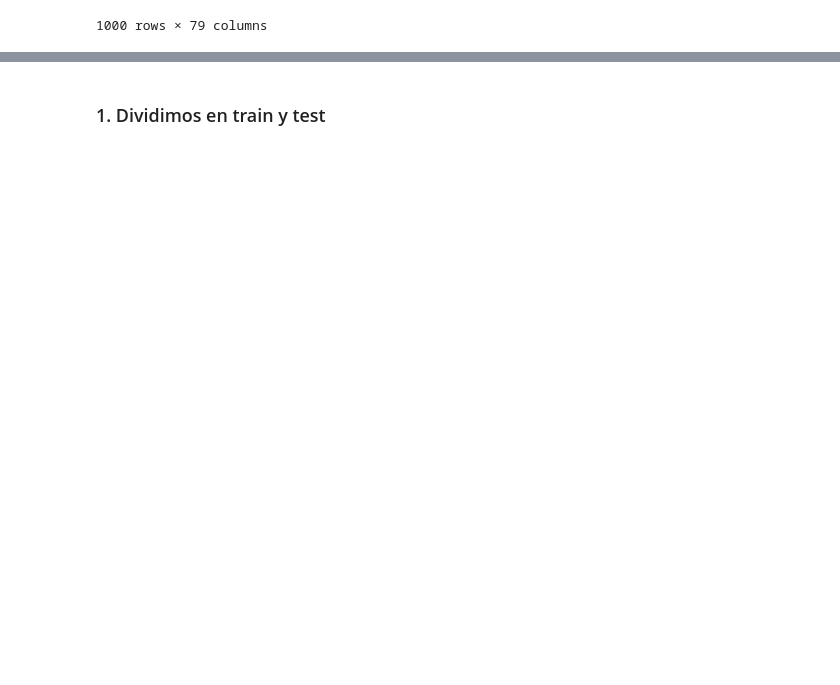
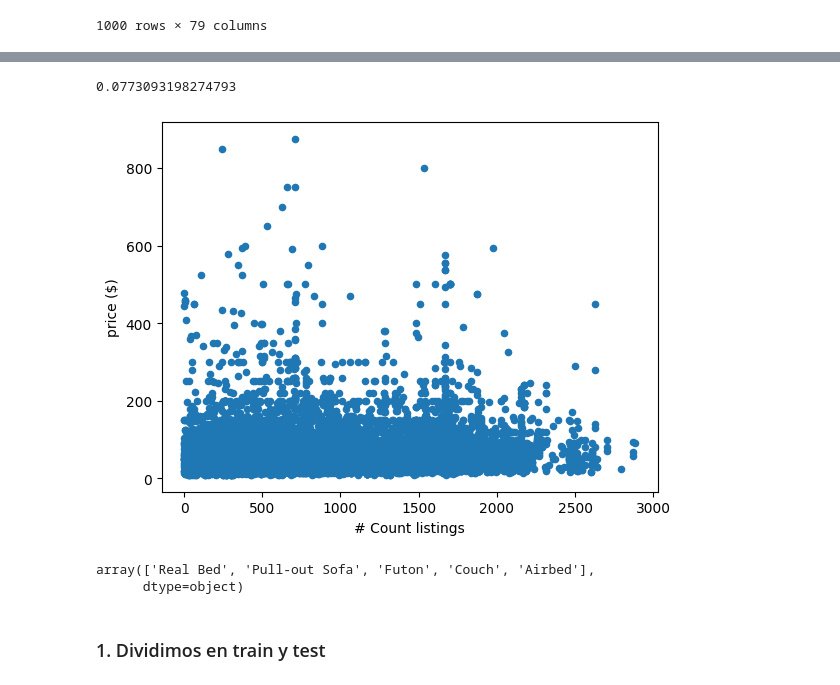
Before and after one commit to rogebautista/machine-learning-rogelio, a Jupyter notebook: Analisis exploratorio.ipynb, the cells around one changed output, grey strips where cells are left out. Cells and saved outputs as stored; diff of their text form; code cells hidden in the pictures; blank space fills up the shorter version.

```diff
--- a/Analisis exploratorio.ipynb
+++ b/Analisis exploratorio.ipynb
@@ -252,3 +253,10 @@ data_prefilter.head(1000)
 | 1367 | 2017-04-08 | Piso acogedor en barrio céntrico | Acogedor piso de 50 metros en el ... | La cocina está completa y nueva. ... | Acogedor piso de 50 metros en el ... | none | Situado en el barrio de Lavapiés,... | ... |
 | 1368 | 2017-04-08 | jhonatan alexander arias gomez | hell to everybody I hope everythi... | my house is a quiet place full of... | hell to everybody I hope everythi... | none | lavapiés es una zona de las mas p... | ... |
 1000 rows × 79 columns
+# %%
+# Procedemos a eliminar mas variables, las columnas de Name, Summary, Space, Description ofrecen información que puede ser analizada de diferente forma pero por el momento iremos haciendo un filtrado de las variables que no nos interesan
+# Experiences Offered no ofrece información , está completamente en none, se van también Neighborhood Overview, Notes, transit, access, interaction, House rules, host_id, host Name, Host features
+# Retiramos las variables listadas anteriormente
+data_prefilter = data_prefilter.drop(['Name', 'Summary', 'Space', 'Description', 'Experiences Offered', 'Neighborhood Overview', 'Notes', 'Transit', 'Access', 'Interaction', 'House Rules', 'Host ID', 'Host Name', 'Host Location', 'Host About', 'Host Response Time','Host Acceptance Rate', 'Property Type', 'Bed Type','Host Neighbourhood', 'Neighbourhood', 'Neighbourhood Cleansed', 'Neighbourhood Group Cleansed','Host Verifications', 'Features', 'Smart Location', 'Country Code', 'Country', 'City', 'State', 'Street', 'Market', 'Amenities', 'Cancellation Policy', 'License','Jurisdiction Names', 'Geolocation', 'Has Availability','Calendar last Scraped'], axis=1)
+print(data_prefilter.shape)
+data_prefilter.head(1000)
@@ -254,0 +278,7 @@ data_prefilter.head(1000)
+# %%
+# Vamos a generar una nueva columna partiendo de Last Scraped - Host Since, para obtener la antigüedad del host en años contra la fecha de la última extracción de datos, transformado en entero
+data_prefilter['Host Since in Days'] = (pd.to_datetime(data_prefilter['Last Scraped']) - pd.to_datetime(data_prefilter['Host Since'])).dt.days
+#data_prefilter['Host Age'] = pd.to_datetime(data_prefilter['Last Scraped']) - pd.to_datetime(data_prefilter['Host Since'])
+# %%
+# Vamos a generar una nueva columna a partir de Last Review - First Review, para obtener la antiguedad de reviews
+data_prefilter['First Review in Days'] = (pd.to_datetime(data_prefilter['Last Review']) - pd.to_datetime(data_prefilter['First Review'])).dt.days
@@ -255,4 +335,16 @@ data_prefilter.head(1000)
+# %%
+print(data_prefilter['Price'].corr(data_prefilter['Host Since in Days']))
+data_prefilter.plot(kind='scatter', x='Host Since in Days', y='Price')
+plt.xlabel('# Count listings')
+plt.ylabel('price ($)')
+plt.show()
+# %% [output]
+0.0773093198274793
+[figure, added]
 # %%
-data['City'].unique()
+data['Bed Type'].unique()
+# %% [output]
+array(['Real Bed', 'Pull-out Sofa', 'Futon', 'Couch', 'Airbed'],
+      dtype=object)
 # %% [markdown]
 ### 1. Dividimos en train y test
```
Also changed, not shown: parts of 7 cells of this notebook.
